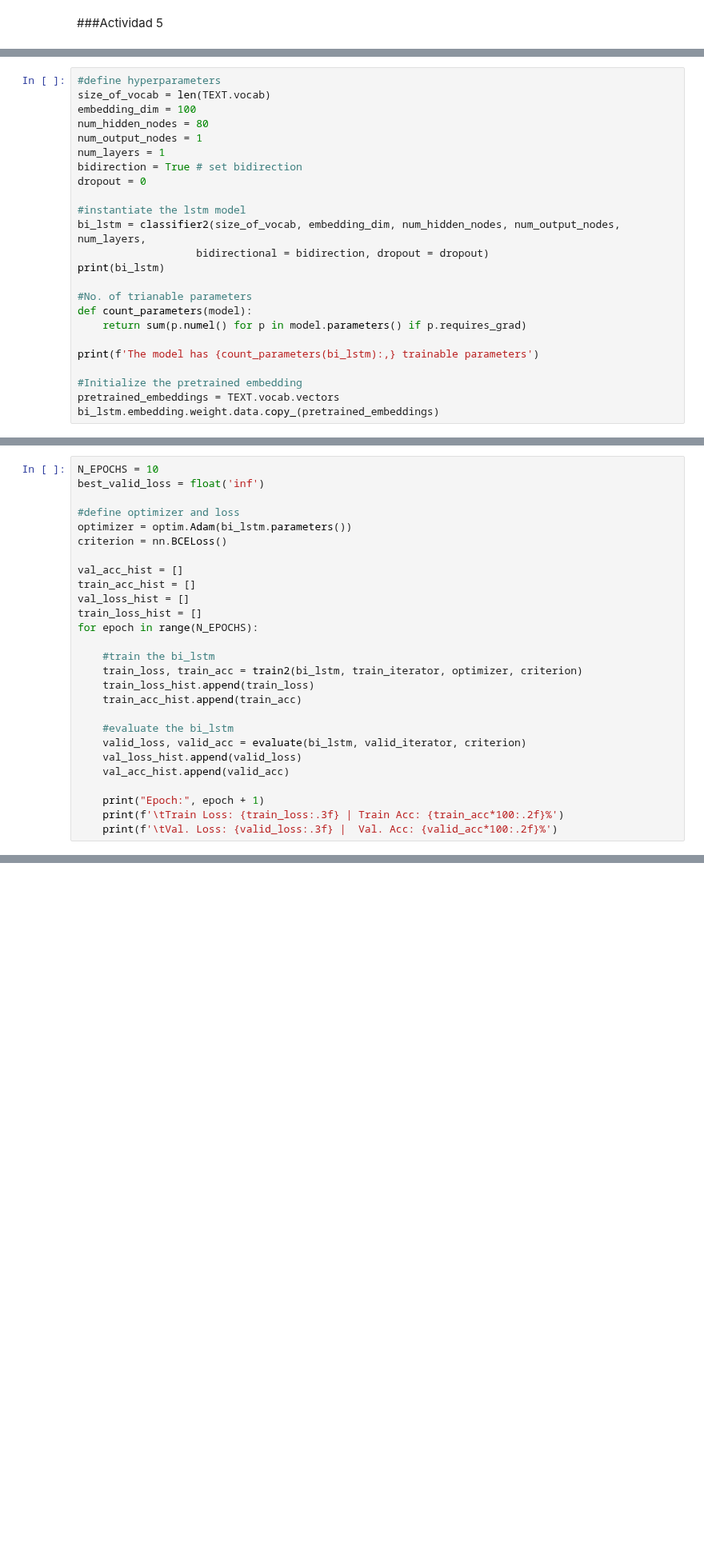
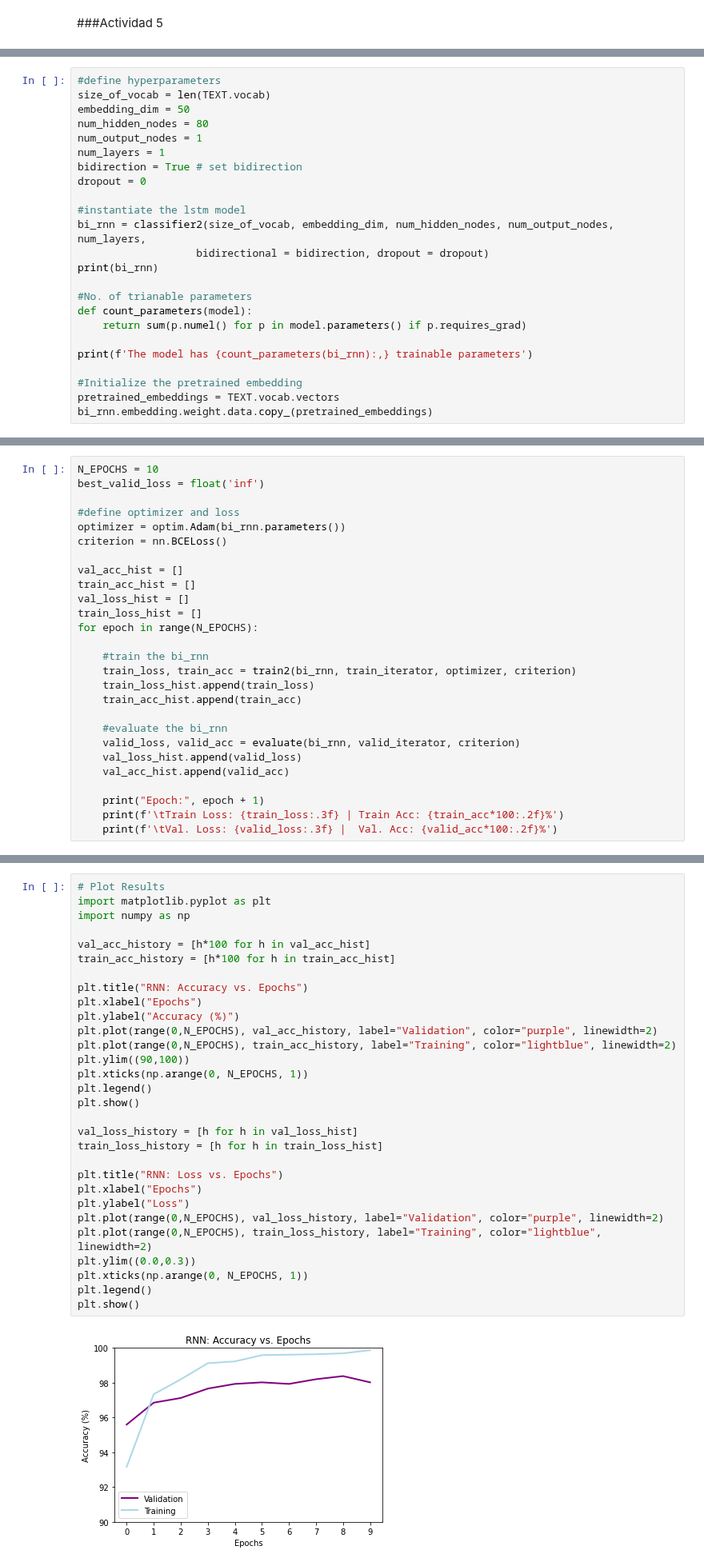
Before and after one commit to jpsiegel/Projects, a Jupyter notebook: Tarea2_DL.ipynb, the cells around one changed output, grey strips where cells are left out. Shown at 80% size. Saved outputs shown, nothing was run; the diff lists cells and outputs as text; blank space fills up the shorter version.

```diff
--- a/Tarea2_DL.ipynb
+++ b/Tarea2_DL.ipynb
@@ -762,7 +778,7 @@ Para el LSTM con 2 capas, hay tres aspectos que llaman la atención. En primer l
 # %%
 #define hyperparameters
 size_of_vocab = len(TEXT.vocab)
-embedding_dim = 100
+embedding_dim = 50
 num_hidden_nodes = 80
 num_output_nodes = 1
 num_layers = 1
@@ -770,18 +786,18 @@ bidirection = True # set bidirection
 dropout = 0
 
 #instantiate the lstm model
-bi_lstm = classifier2(size_of_vocab, embedding_dim, num_hidden_nodes, num_output_nodes, num_layers,
+bi_rnn = classifier2(size_of_vocab, embedding_dim, num_hidden_nodes, num_output_nodes, num_layers,
                    bidirectional = bidirection, dropout = dropout)
-print(bi_lstm)
+print(bi_rnn)
 
 #No. of trianable parameters
 def count_parameters(model):
     return sum(p.numel() for p in model.parameters() if p.requires_grad)
 
-print(f'The model has {count_parameters(bi_lstm):,} trainable parameters')
+print(f'The model has {count_parameters(bi_rnn):,} trainable parameters')
 
 #Initialize the pretrained embedding
 pretrained_embeddings = TEXT.vocab.vectors
-bi_lstm.embedding.weight.data.copy_(pretrained_embeddings)
+bi_rnn.embedding.weight.data.copy_(pretrained_embeddings)
 # %% [output]
 classifier2(
@@ -805,7 +823,7 @@ N_EPOCHS = 10
 best_valid_loss = float('inf')
 
 #define optimizer and loss
-optimizer = optim.Adam(bi_lstm.parameters())
+optimizer = optim.Adam(bi_rnn.parameters())
 criterion = nn.BCELoss()
 
 val_acc_hist = []
@@ -814,13 +832,13 @@ val_loss_hist = []
 train_loss_hist = []
 for epoch in range(N_EPOCHS):
 
-    #train the bi_lstm
-    train_loss, train_acc = train2(bi_lstm, train_iterator, optimizer, criterion)
+    #train the bi_rnn
+    train_loss, train_acc = train2(bi_rnn, train_iterator, optimizer, criterion)
     train_loss_hist.append(train_loss)
     train_acc_hist.append(train_acc)
 
-    #evaluate the bi_lstm
-    valid_loss, valid_acc = evaluate(bi_lstm, valid_iterator, criterion)
+    #evaluate the bi_rnn
+    valid_loss, valid_acc = evaluate(bi_rnn, valid_iterator, criterion)
     val_loss_hist.append(valid_loss)
     val_acc_hist.append(valid_acc)
 
@@ -847,0 +866,32 @@ Epoch: 10
+# %%
+# Plot Results
+import matplotlib.pyplot as plt
+import numpy as np
+
+val_acc_history = [h*100 for h in val_acc_hist]
+train_acc_history = [h*100 for h in train_acc_hist]
+
+plt.title("RNN: Accuracy vs. Epochs")
+plt.xlabel("Epochs")
+plt.ylabel("Accuracy (%)")
+plt.plot(range(0,N_EPOCHS), val_acc_history, label="Validation", color="purple", linewidth=2)
+plt.plot(range(0,N_EPOCHS), train_acc_history, label="Training", color="lightblue", linewidth=2)
+plt.ylim((90,100))
+plt.xticks(np.arange(0, N_EPOCHS, 1))
+plt.legend()
+plt.show()
+
+val_loss_history = [h for h in val_loss_hist]
+train_loss_history = [h for h in train_loss_hist]
+
+plt.title("RNN: Loss vs. Epochs")
+plt.xlabel("Epochs")
+plt.ylabel("Loss")
+plt.plot(range(0,N_EPOCHS), val_loss_history, label="Validation", color="purple", linewidth=2)
+plt.plot(range(0,N_EPOCHS), train_loss_history, label="Training", color="lightblue", linewidth=2)
+plt.ylim((0.0,0.3))
+plt.xticks(np.arange(0, N_EPOCHS, 1))
+plt.legend()
+plt.show()
+# %% [output]
+[figure, added]
```
Also changed, not shown: parts of 11 cells of this notebook.
